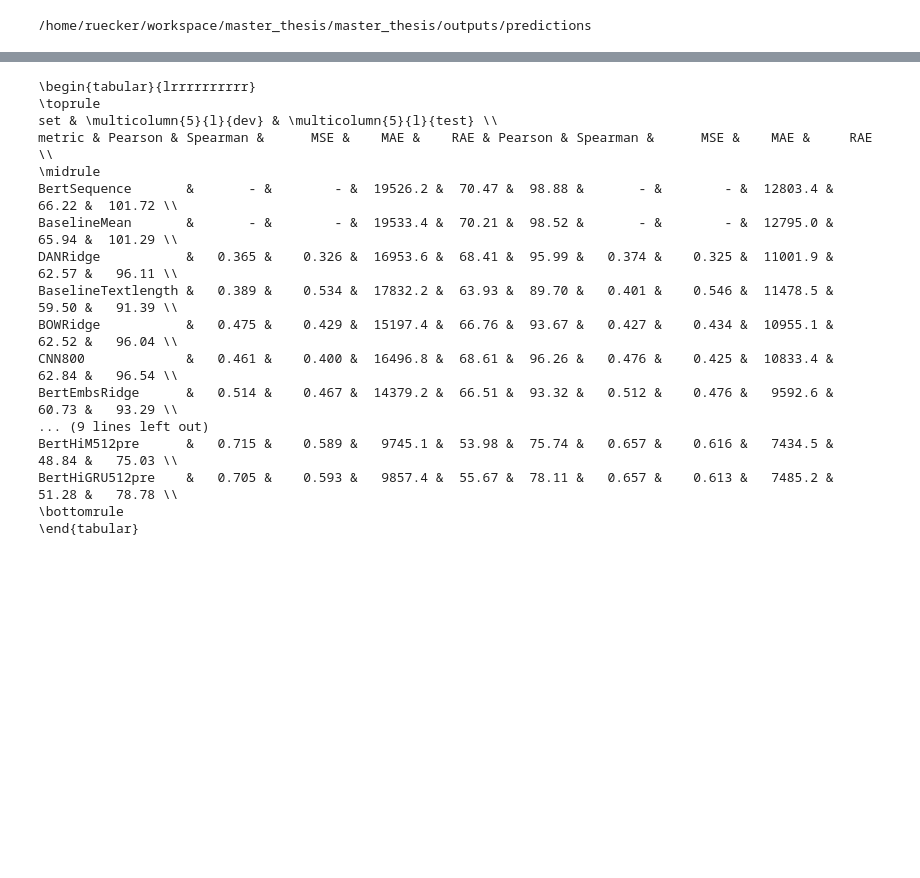
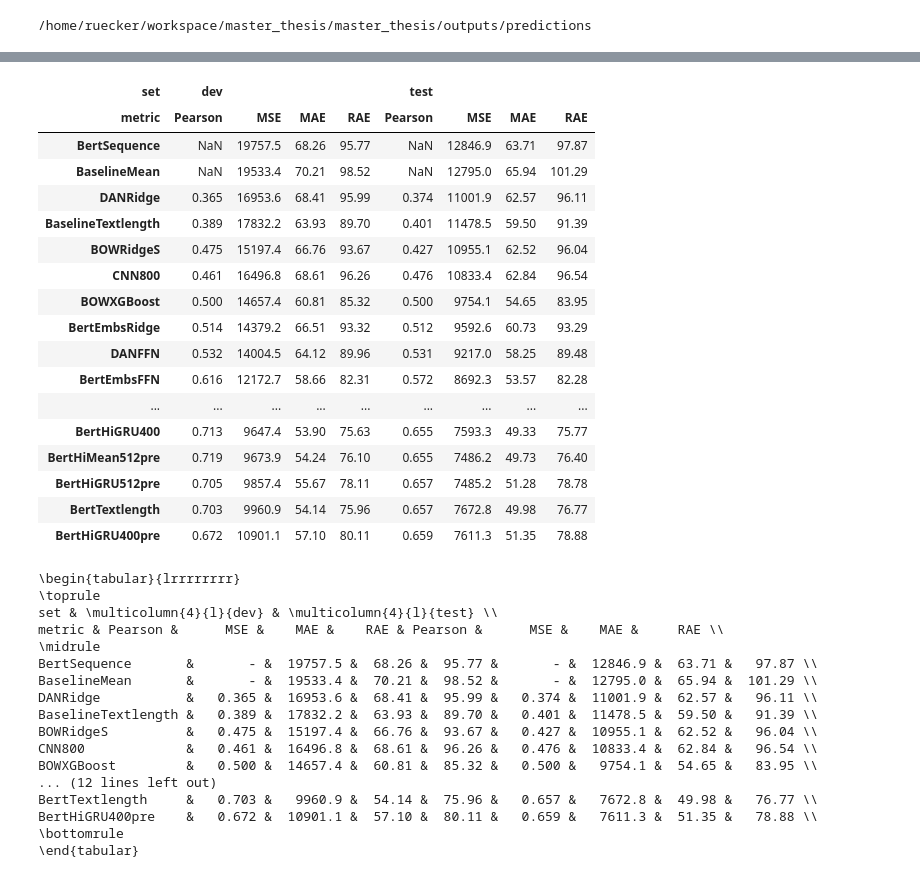
Before and after one commit to susannaruecker/master_thesis, a Jupyter notebook: master_thesis/notebooks/results.ipynb, the cells around one changed output, grey strips where cells are left out. Drawn from its saved outputs; the diff is of its cells as text; code cells hidden in the pictures; blank space fills up the shorter version.

```diff
--- a/master_thesis/notebooks/results.ipynb
+++ b/master_thesis/notebooks/results.ipynb
@@ -201,25 +213,48 @@ results_sorted
+# %%
+latex = results_sorted.drop('Spearman', axis=1, level=1)
+# %%
+latex
+# %% [output]
+| set | dev |  |  |  | test |  |  |  |
+| metric | Pearson | MSE | MAE | RAE | Pearson | MSE | MAE | RAE |
+| BertSequence | NaN | 19757.5 | 68.26 | 95.77 | NaN | 12846.9 | 63.71 | 97.87 |
+| BaselineMean | NaN | 19533.4 | 70.21 | 98.52 | NaN | 12795.0 | 65.94 | 101.29 |
+| DANRidge | 0.365 | 16953.6 | 68.41 | 95.99 | 0.374 | 11001.9 | 62.57 | 96.11 |
+| BaselineTextlength | 0.389 | 17832.2 | 63.93 | 89.70 | 0.401 | 11478.5 | 59.50 | 91.39 |
+| BOWRidgeS | 0.475 | 15197.4 | 66.76 | 93.67 | 0.427 | 10955.1 | 62.52 | 96.04 |
+| CNN800 | 0.461 | 16496.8 | 68.61 | 96.26 | 0.476 | 10833.4 | 62.84 | 96.54 |
+| BOWXGBoost | 0.500 | 14657.4 | 60.81 | 85.32 | 0.500 | 9754.1 | 54.65 | 83.95 |
+| BertEmbsRidge | 0.514 | 14379.2 | 66.51 | 93.32 | 0.512 | 9592.6 | 60.73 | 93.29 |
+| DANFFN | 0.532 | 14004.5 | 64.12 | 89.96 | 0.531 | 9217.0 | 58.25 | 89.48 |
+| BertEmbsFFN | 0.616 | 12172.7 | 58.66 | 82.31 | 0.572 | 8692.3 | 53.57 | 82.28 |
+| ... | ... | ... | ... | ... | ... | ... | ... | ... |
+| BertHiGRU400 | 0.713 | 9647.4 | 53.90 | 75.63 | 0.655 | 7593.3 | 49.33 | 75.77 |
+| BertHiMean512pre | 0.719 | 9673.9 | 54.24 | 76.10 | 0.655 | 7486.2 | 49.73 | 76.40 |
+| BertHiGRU512pre | 0.705 | 9857.4 | 55.67 | 78.11 | 0.657 | 7485.2 | 51.28 | 78.78 |
+| BertTextlength | 0.703 | 9960.9 | 54.14 | 75.96 | 0.657 | 7672.8 | 49.98 | 76.77 |
+| BertHiGRU400pre | 0.672 | 10901.1 | 57.10 | 80.11 | 0.659 | 7611.3 | 51.35 | 78.88 |
 # %%
-print(results_sorted.to_latex(
+print(latex.to_latex(
     index=True,
     na_rep = "-"
     #float_format="%.2f",
     ))
 # %% [output]
-\begin{tabular}{lrrrrrrrrrr}
+\begin{tabular}{lrrrrrrrr}
 \toprule
-set & \multicolumn{5}{l}{dev} & \multicolumn{5}{l}{test} \\
-metric & Pearson & Spearman &      MSE &    MAE &    RAE & Pearson & Spearman &      MSE &    MAE &     RAE \\
+set & \multicolumn{4}{l}{dev} & \multicolumn{4}{l}{test} \\
+metric & Pearson &      MSE &    MAE &    RAE & Pearson &      MSE &    MAE &     RAE \\
 \midrule
-BertSequence       &       - &        - &  19526.2 &  70.47 &  98.88 &       - &        - &  12803.4 &  66.22 &  101.72 \\
-BaselineMean       &       - &        - &  19533.4 &  70.21 &  98.52 &       - &        - &  12795.0 &  65.94 &  101.29 \\
-DANRidge           &   0.365 &    0.326 &  16953.6 &  68.41 &  95.99 &   0.374 &    0.325 &  11001.9 &  62.57 &   96.11 \\
-BaselineTextlength &   0.389 &    0.534 &  17832.2 &  63.93 &  89.70 &   0.401 &    0.546 &  11478.5 &  59.50 &   91.39 \\
-BOWRidge           &   0.475 &    0.429 &  15197.4 &  66.76 &  93.67 &   0.427 &    0.434 &  10955.1 &  62.52 &   96.04 \\
-CNN800             &   0.461 &    0.400 &  16496.8 &  68.61 &  96.26 &   0.476 &    0.425 &  10833.4 &  62.84 &   96.54 \\
-BertEmbsRidge      &   0.514 &    0.467 &  14379.2 &  66.51 &  93.32 &   0.512 &    0.476 &   9592.6 &  60.73 &   93.29 \\
-... (9 lines left out)
-BertHiM512pre      &   0.715 &    0.589 &   9745.1 &  53.98 &  75.74 &   0.657 &    0.616 &   7434.5 &  48.84 &   75.03 \\
-BertHiGRU512pre    &   0.705 &    0.593 &   9857.4 &  55.67 &  78.11 &   0.657 &    0.613 &   7485.2 &  51.28 &   78.78 \\
+BertSequence       &       - &  19757.5 &  68.26 &  95.77 &       - &  12846.9 &  63.71 &   97.87 \\
+BaselineMean       &       - &  19533.4 &  70.21 &  98.52 &       - &  12795.0 &  65.94 &  101.29 \\
+DANRidge           &   0.365 &  16953.6 &  68.41 &  95.99 &   0.374 &  11001.9 &  62.57 &   96.11 \\
+BaselineTextlength &   0.389 &  17832.2 &  63.93 &  89.70 &   0.401 &  11478.5 &  59.50 &   91.39 \\
+BOWRidgeS          &   0.475 &  15197.4 &  66.76 &  93.67 &   0.427 &  10955.1 &  62.52 &   96.04 \\
+CNN800             &   0.461 &  16496.8 &  68.61 &  96.26 &   0.476 &  10833.4 &  62.84 &   96.54 \\
+BOWXGBoost         &   0.500 &  14657.4 &  60.81 &  85.32 &   0.500 &   9754.1 &  54.65 &   83.95 \\
+... (12 lines left out)
+BertTextlength     &   0.703 &   9960.9 &  54.14 &  75.96 &   0.657 &   7672.8 &  49.98 &   76.77 \\
+BertHiGRU400pre    &   0.672 &  10901.1 &  57.10 &  80.11 &   0.659 &   7611.3 &  51.35 &   78.88 \\
 \bottomrule
 \end{tabular}
 # %%
```
Also changed, not shown: parts of 7 cells of this notebook, 7 other files.
